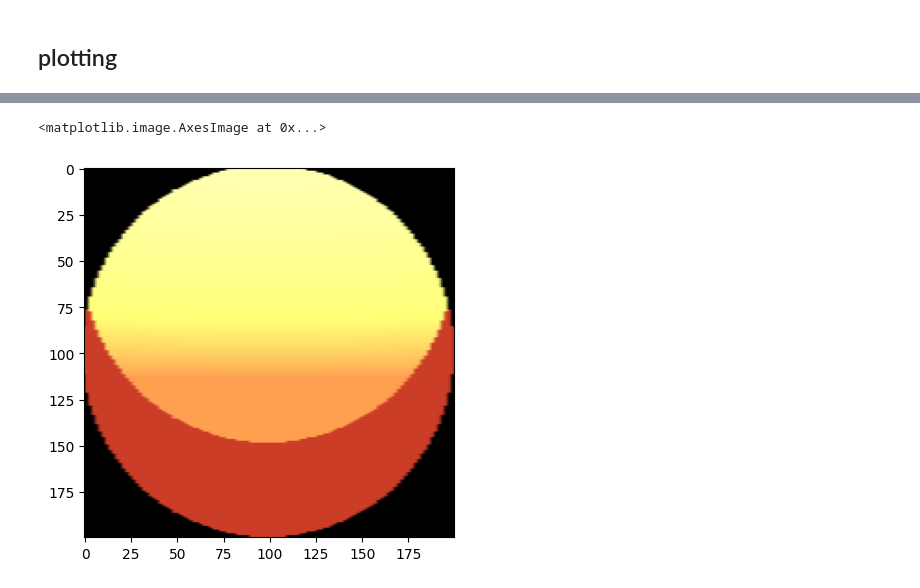
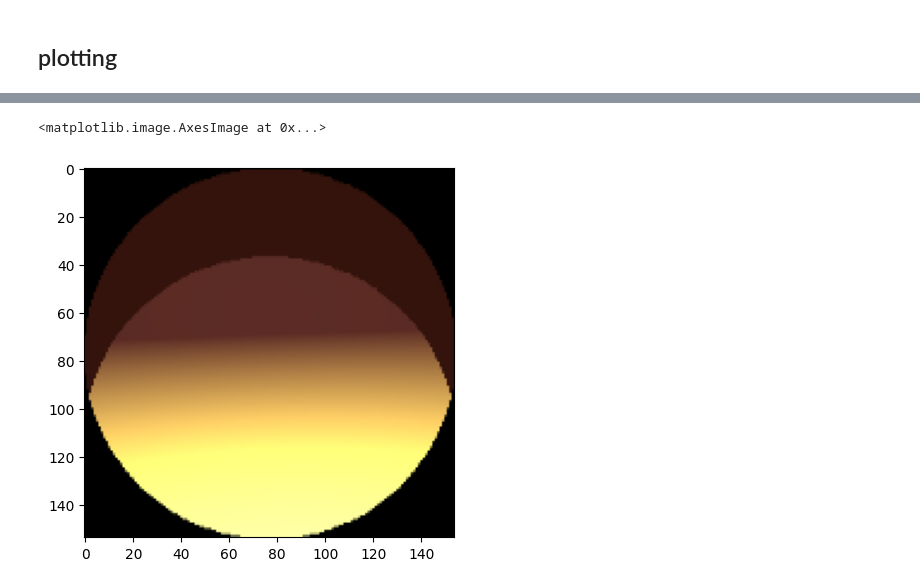
Before and after one commit to CPeti/Photorefraction, a Jupyter notebook: synthetic_data_tracing.ipynb, the cells around one changed output, grey strips where cells are left out. Drawn from its saved outputs; the diff is of its cells as text; code cells hidden in the pictures.

```diff
--- a/synthetic_data_tracing.ipynb
+++ b/synthetic_data_tracing.ipynb
@@ -26,12 +26,12 @@ import cv2
 #im = "0091_H_R" # -6.0
 im = "0088_V_L" # -1.75
 
-D = 1.0           # object distance
+D = 1.1           # object distance
 r_p = 0.0030 # radius of pupil
 e = 0.007       # eccentricity of light source
-R = -2.5          # corrective lens diopter
-D_cyl = -2.0      # cylinder lens diopter
-axis = 0        # axis of cylinder lens
+R = 4.5          # corrective lens diopter
+D_cyl = -1.0      # cylinder lens diopter
+axis = 90        # axis of cylinder lens
 axis = np.deg2rad(axis) # convert axis to radians
 
 l_eye = 1/60    # focal length of the eye
@@ -83,6 +83,28 @@ class Plane():
         # calculate intersection point
         t = np.dot(self.point - ray.start, self.normal) / np.dot(ray.dir, self.normal)
         return ray.start + t * ray.dir
+# %%
+class Sphere():
+    def __init__(self, center, radius):
+        self.center = center
+        self.radius = radius
+
+    def intersect(self, ray, mode='first'):
+        # calculate intersection point
+        a = np.dot(ray.dir, ray.dir)
+        b = 2 * np.dot(ray.dir, ray.start - self.center)
+        c = np.dot(ray.start - self.center, ray.start - self.center) - self.radius**2
+        discriminant = b**2 - 4*a*c
+        if discriminant < 0:
+            return None
+        t1 = (-b + np.sqrt(discriminant)) / (2*a)
+        t2 = (-b - np.sqrt(discriminant)) / (2*a)
+        if mode == 'first':
+            return ray.start + min(t1, t2) * ray.dir
+        elif mode == 'second':
+            return ray.start + max(t1, t2) * ray.dir
+        else:
+            return None
 # %%
 class Lens():
     def __init__(self, center, normal, focal_length, focal_length_ast, axis):
@@ -350,29 +383,35 @@ plt.imshow(im)
 # %%
 # transform the image
 # rotate by angle
 
 #im = mask.copy()
 rows, cols = im.shape[:2]
 M = cv2.getRotationMatrix2D((cols/2, rows/2), np.rad2deg(-axis), 1)
 im = cv2.warpAffine(im, M, (cols, rows))
 # scale along x axis
 im = cv2.resize(im, (int(cols*cam_axes[1]/cam_axes[0]), rows))
 # move to the right position
 dx = center[0] - center[0]*cam_axes[1]/cam_axes[0]
 dy = center[1] - center[1]
 
 translation_mx = np.float32([[1, 0, dx], [0, 1, dy]])
 im = cv2.warpAffine(im, translation_mx, (cols, rows))
 # rotate back
 M = cv2.getRotationMatrix2D((cols/2, rows/2), np.rad2deg(axis), 1)
 im = cv2.warpAffine(im, M, (cols, rows))
 
+minor_axis = min(cam_axes).astype(int)
+center = (rows//2, cols//2)
+
+
+# crop image
+im = im[center[1]-minor_axis:center[1]+minor_axis, center[0]-minor_axis:center[0]+minor_axis]
 
 if R < 0:
     # invert image around center
     im = cv2.flip(im, 0)
     im = cv2.flip(im, 1)
 plt.imshow(im)
 # %% [output]
 <matplotlib.image.AxesImage at 0x...>
-[figure, old version]
+[figure, new version]
```
Also changed, not shown: parts of 6 cells of this notebook.
